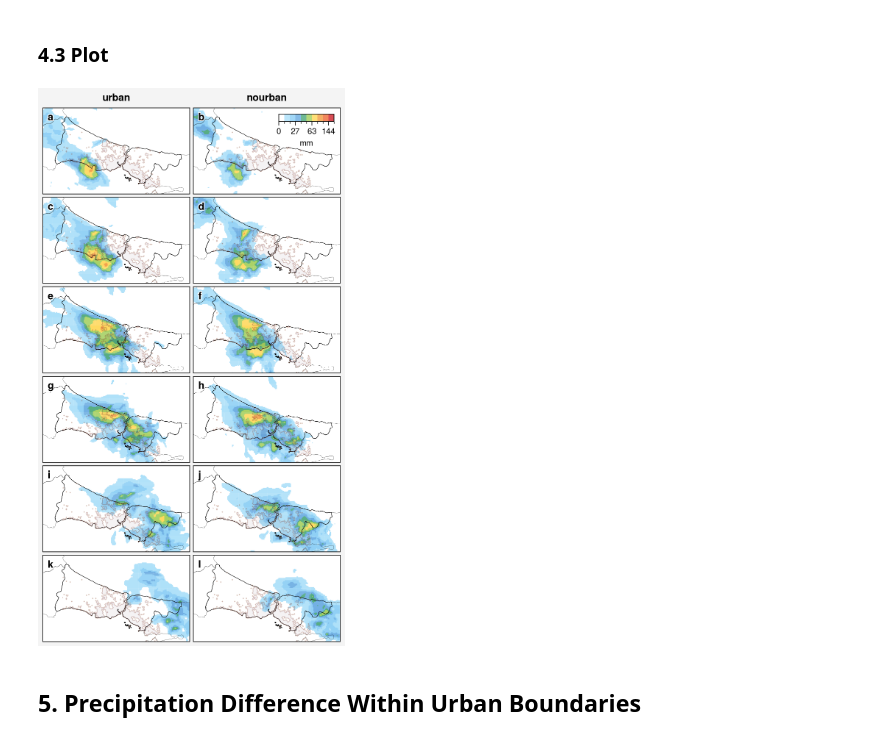
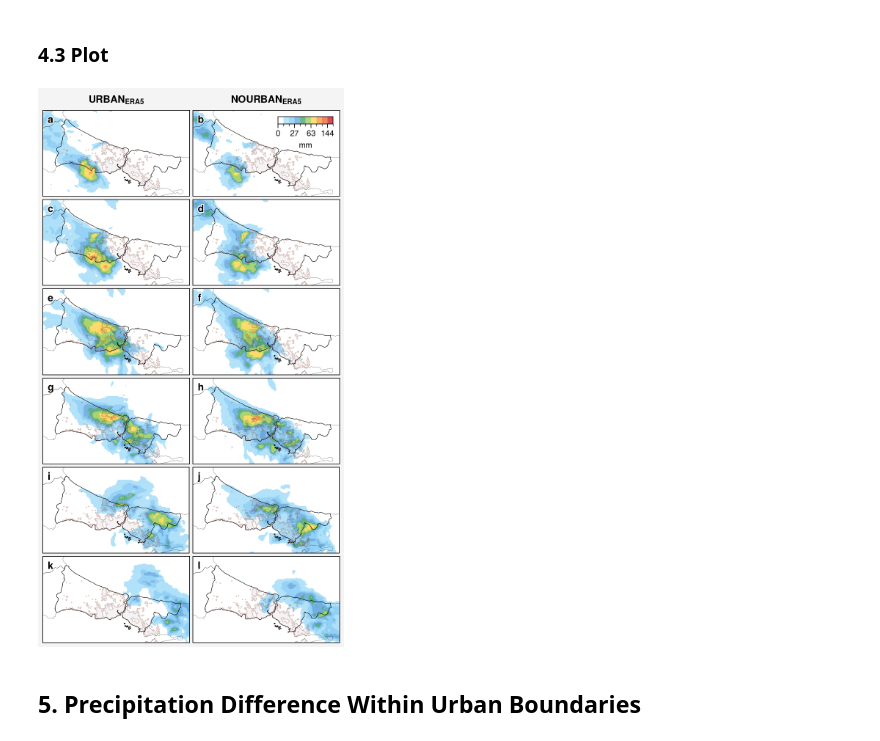
Before and after one commit to donmezkutay/Urban-Precipitation-Article-Istanbul, a Jupyter notebook: era5_precipitation_spatial_hourly.ipynb, the cells around one changed output. Saved outputs shown, nothing was run; the diff lists cells and outputs as text; code cells hidden in the pictures.

```diff
--- a/era5_precipitation_spatial_hourly.ipynb
+++ b/era5_precipitation_spatial_hourly.ipynb
@@ -249,7 +249,7 @@ axs.format(lonlim=(27.69171143+0.10, 30.04271274),
            longrid=False,
            latgrid = False)
 
-axs.format(collabels=['urban', 'nourban'],
+axs.format(collabels=['$URBAN_{ERA5}$', '$NOURBAN_{ERA5}$'],
            #collabels=['08UTC', '09UTC', '10UTC', '11UTC']
            )
 
@@ -289,34 +289,34 @@ for i, t in zip(i_s, range(graphic_no)):
                             cmap = cmap,
                             norm=norm,
                             zorder = 0.2,
                             alpha=0.8)
 
     contour = axs[t].contourf(dt_border['lon'],
                             dt_border['lat'],
                             dt_border,
                             lw = 0.1,
                             alpha = 0.05,
 
                             )
 
 # colorbars
 axs[1].colorbar(mesh,
                  label='mm',
                  ticks = ticks,
                  loc='ur', length=6,  # length is em widths
                  tickminor=True, alpha=0.5,
                  width=0.8,
                  labelsize = 8,
                  ticklabelsize = 8,
                  frame=False,
                 )
 
 #save figure
 plt.savefig(r'pictures/era5_ENS_precipitation_hourly.jpeg',
             bbox_inches='tight', optimize=True,
             progressive=True, dpi=1000)
 # %% [output]
-[figure, old version]
+[figure, new version]
 # %% [markdown]
 ## 5. Precipitation Difference Within Urban Boundaries
 # %% [markdown]
```
Also changed, not shown: 7 other files.
